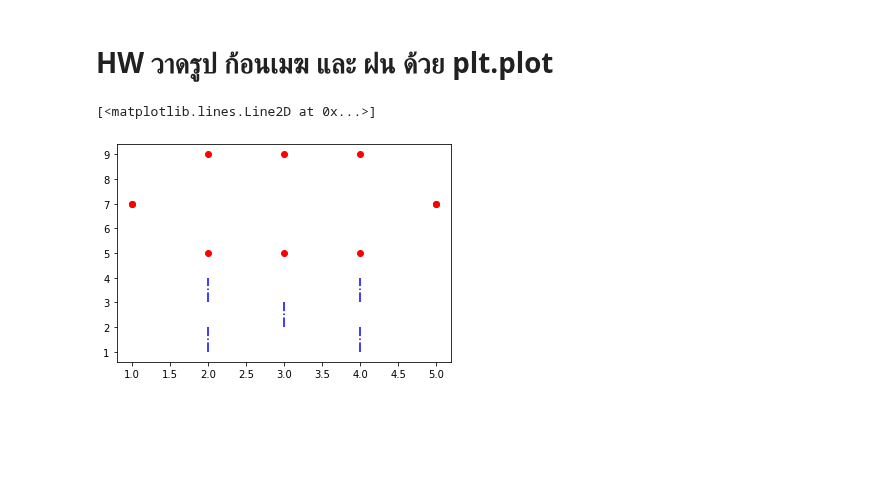
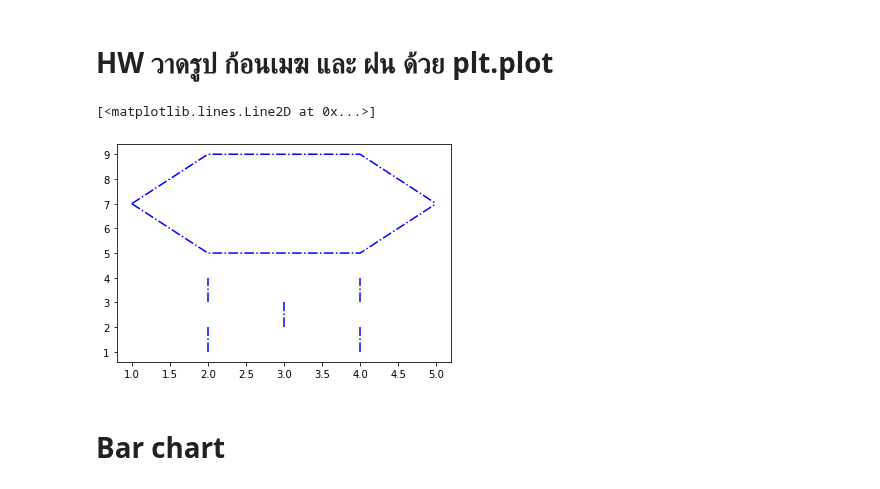
Before and after one commit to 623020514-5/Python-Data-Viz.-, a Jupyter notebook: DataViz04_Data_Comparison.ipynb, the cells around one changed output. Cells and saved outputs as stored; diff of their text form; code cells hidden in the pictures; blank space fills up the shorter version.

```diff
--- a/DataViz04_Data_Comparison.ipynb
+++ b/DataViz04_Data_Comparison.ipynb
@@ -138,13 +138,15 @@ plt.ylabel('size (cm)'); # เติมชื่อ แกน y
 # %%
 # ฝน
 plt.plot([2,2],[1,2],'b-.')
 plt.plot([2,2],[3,4],'b-.')
 plt.plot([3,3],[2,3],'b-.')
 plt.plot([4,4],[1,2],'b-.')
 plt.plot([4,4],[3,4],'b-.')
 # ก้อนเมฆ
-plt.plot([1,2,3,4,5],[7,5,5,5,7],'or')
-plt.plot([1,2,3,4,5],[7,9,9,9,7],'or')
+plt.plot([1,2,3,4,5],[7,5,5,5,7],'b-.')
+plt.plot([1,2,3,4,5],[7,9,9,9,7],'b-.')
 # %% [output]
 [<matplotlib.lines.Line2D at 0x...>]
-[figure, old version]
+[figure, new version]
+# %% [markdown]
+# Bar chart
```
Also changed, not shown: parts of 29 cells of this notebook.
